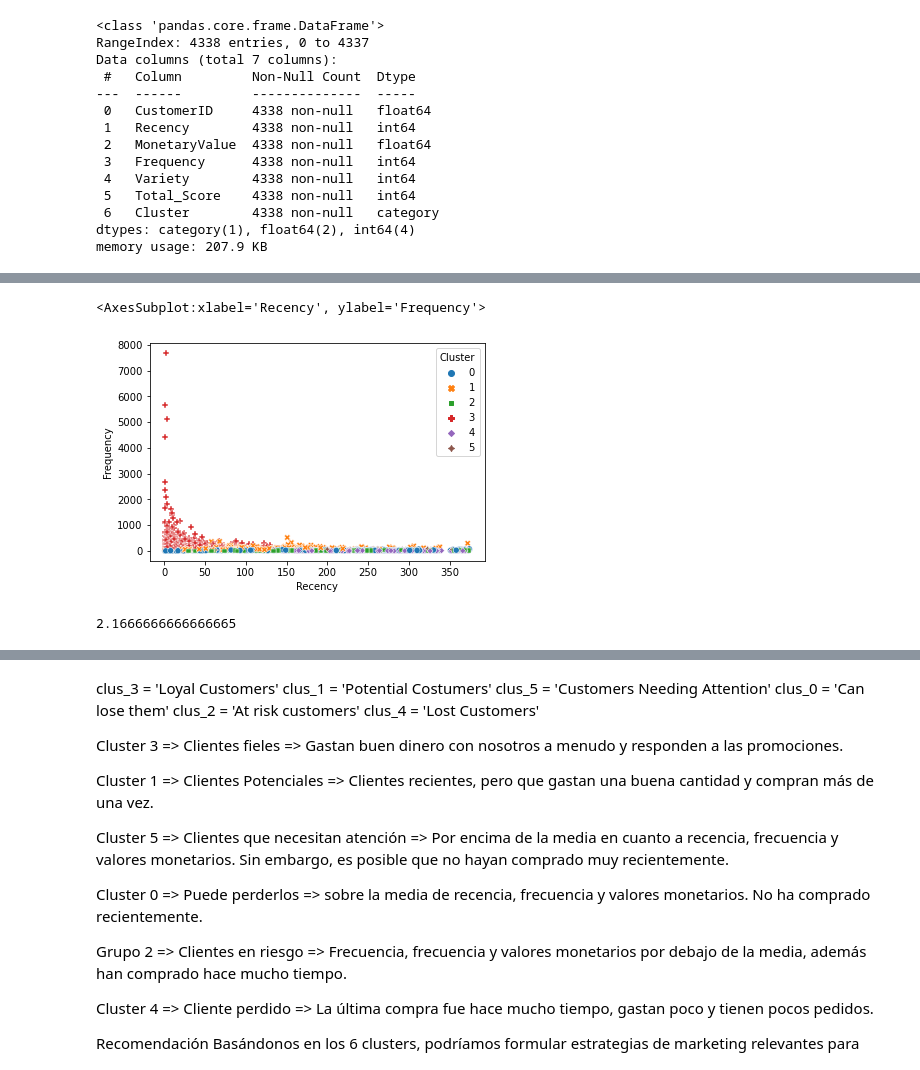
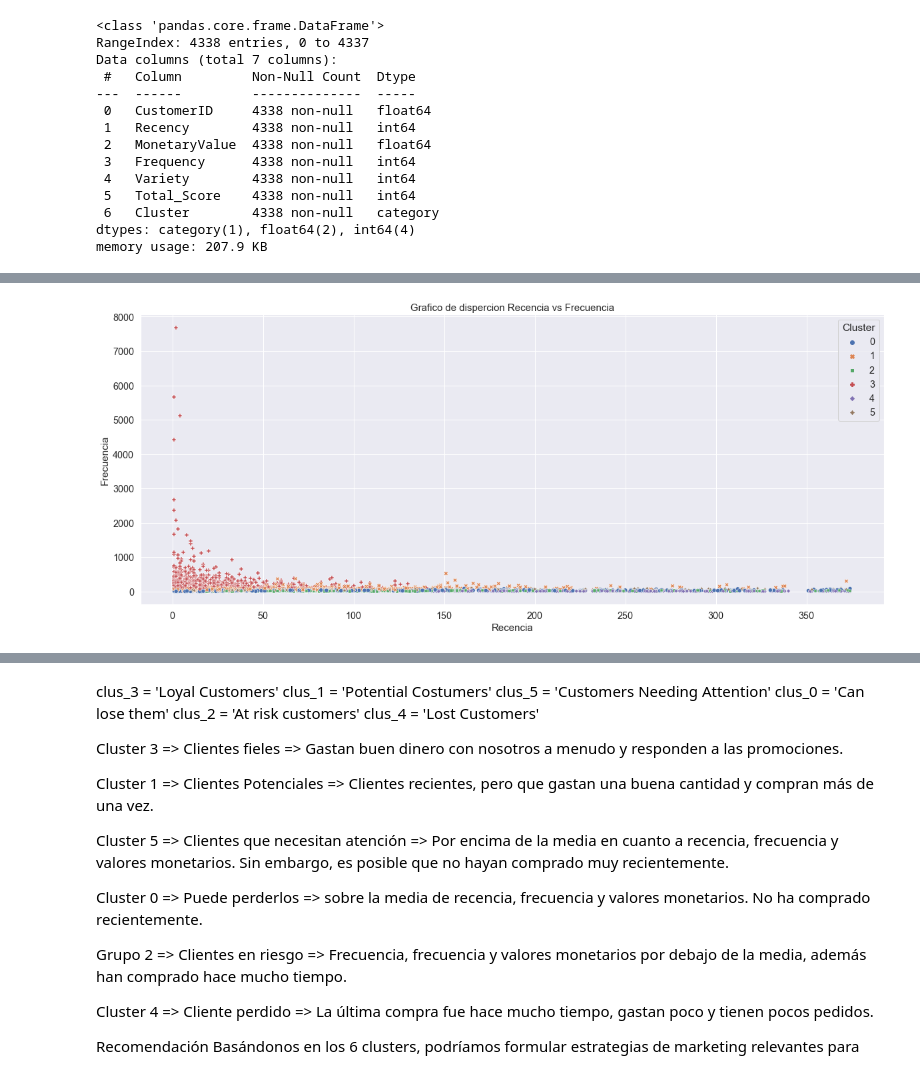
Before and after one commit to frandak2/online_retail_analysis, a Jupyter notebook: notebooks/Cluster_analysis.ipynb, the cells around one changed output, grey strips where cells are left out. Saved outputs shown, nothing was run; the diff lists cells and outputs as text; code cells hidden in the pictures.

```diff
--- a/notebooks/Cluster_analysis.ipynb
+++ b/notebooks/Cluster_analysis.ipynb
@@ -68,9 +119,17 @@ plt.show()
-# %%
-df_cluster
-sns.scatterplot(data=df_cluster, y= 'Frequency', x='Recency', hue='Cluster' , style="Cluster")
-# %% [output]
-<AxesSubplot:xlabel='Recency', ylabel='Frequency'>
-[figure, removed]
+# %%
+plt.figure(figsize=(20,8))
+
+sns.scatterplot(data=df_cluster, y= 'Frequency', x='Recency', hue='Cluster' , style="Cluster")
+
+plt.title('Grafico de dispercion Recencia vs Frecuencia', fontsize =15)
+
+plt.xlabel('Recencia',fontsize =15)
+
+plt.ylabel('Frecuencia', fontsize =15)
+
+plt.savefig(path.reports_figures_dir('scatter_Cluster.png'), format='png', dpi=1000)
+# %% [output]
+[figure, added]
 # %%
 def rfm_values(df):
     df_new = df.groupby(['Cluster']).agg({
@@ -80,7 +139,3 @@ def rfm_values(df):
         'Variety': ['mean']
     }).round(0)
     return df_new
-# %%
-13/6
-# %% [output]
-2.1666666666666665
```
Also changed, not shown: parts of 10 cells of this notebook, 9 other files.
